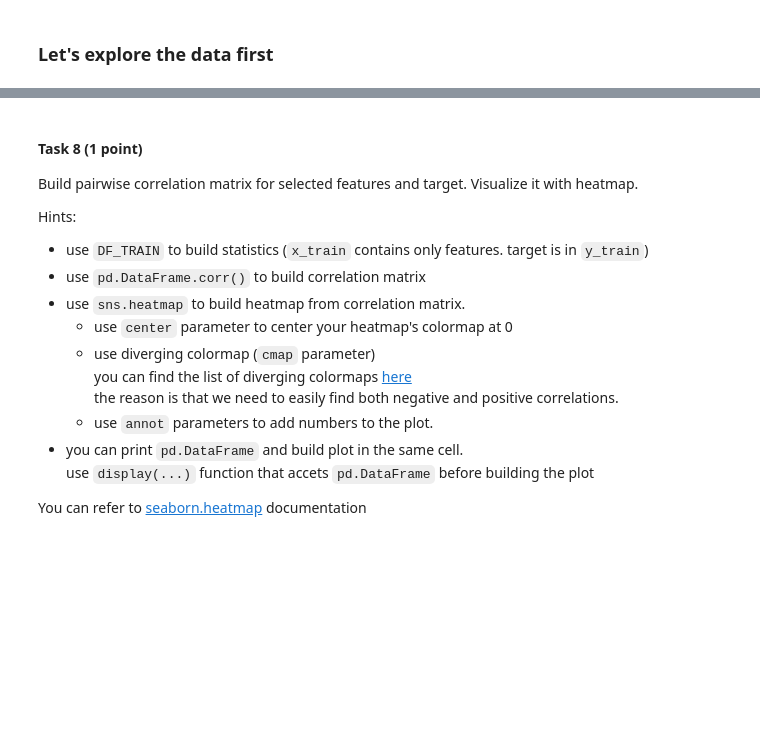
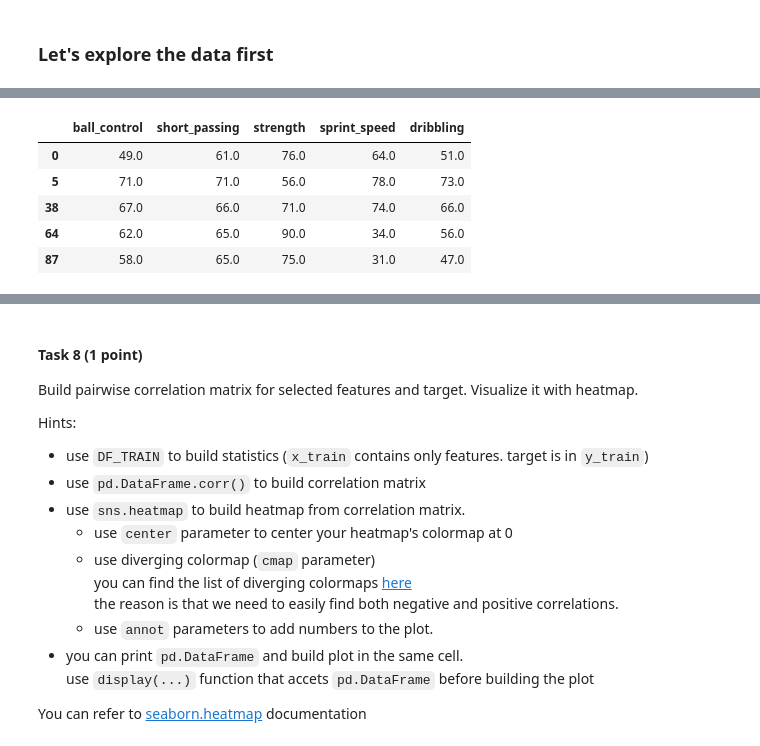
Before and after one commit to zappaz00/3_linear_regression, a Jupyter notebook: linear_regression.ipynb, the cells around one changed output, grey strips where cells are left out. Cells and saved outputs as stored; diff of their text form; code cells hidden in the pictures; blank space fills up the shorter version.

```diff
--- a/linear_regression.ipynb
+++ b/linear_regression.ipynb
@@ -812,0 +817,9 @@ print(cols)
+# %%
+df[cols].head()
+# %% [output]
+|  | ball_control | short_passing | strength | sprint_speed | dribbling |
+| 0 | 49.0 | 61.0 | 76.0 | 64.0 | 51.0 |
+| 5 | 71.0 | 71.0 | 56.0 | 78.0 | 73.0 |
+| 38 | 67.0 | 66.0 | 71.0 | 74.0 | 66.0 |
+| 64 | 62.0 | 65.0 | 90.0 | 34.0 | 56.0 |
+| 87 | 58.0 | 65.0 | 75.0 | 31.0 | 47.0 |
```
Also changed, not shown: parts of 25 cells of this notebook.
